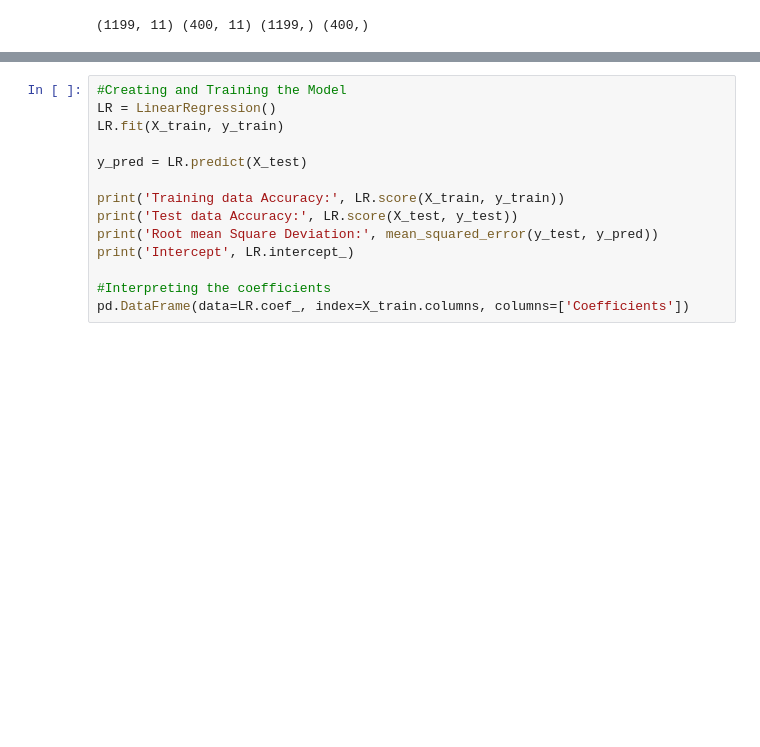
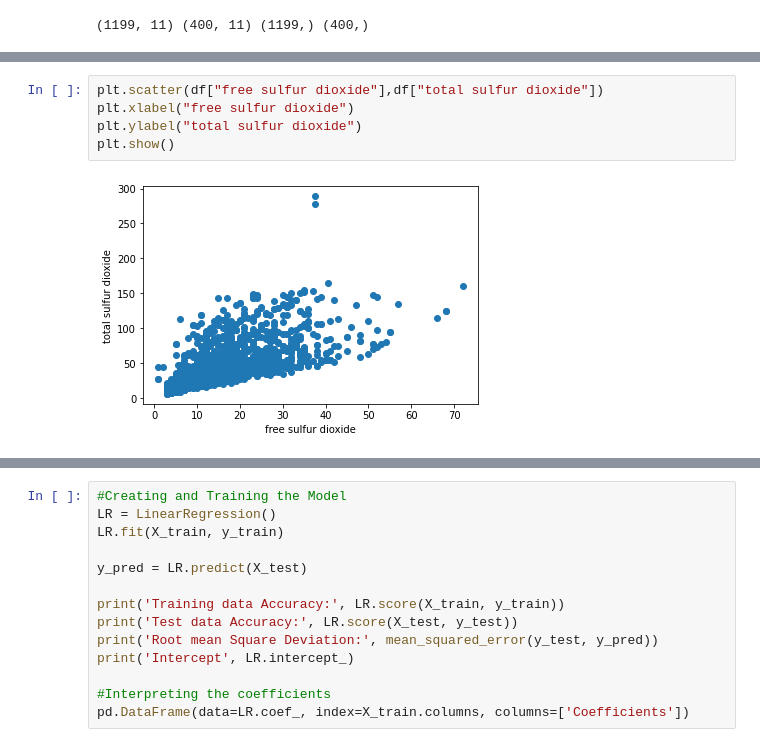
Before and after one commit to GalKoaz/Final-assignment, a Jupyter notebook: Regression.ipynb, the cells around one changed output, grey strips where cells are left out. Drawn from its saved outputs; the diff is of its cells as text; blank space fills up the shorter version.

```diff
--- a/Regression.ipynb
+++ b/Regression.ipynb
@@ -128,0 +139,7 @@ print(X_train.shape, X_test.shape, y_train.shape, y_test.shape)
+# %%
+plt.scatter(df["free sulfur dioxide"],df["total sulfur dioxide"])
+plt.xlabel("free sulfur dioxide")
+plt.ylabel("total sulfur dioxide")
+plt.show()
+# %% [output]
+[figure, added]
```
Also changed, not shown: parts of 12 cells of this notebook, 2 other files.
